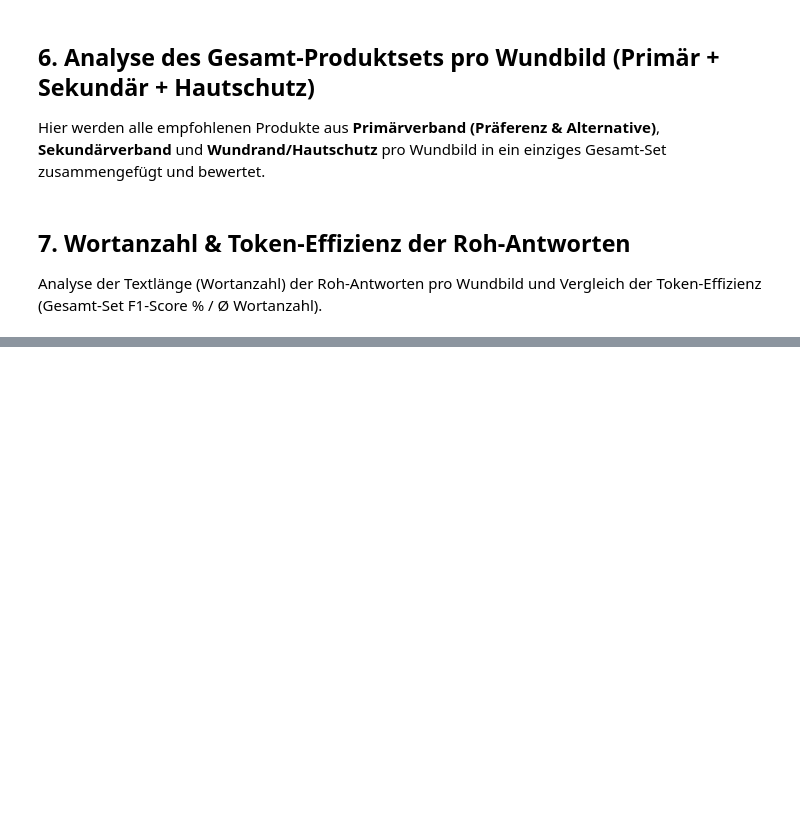
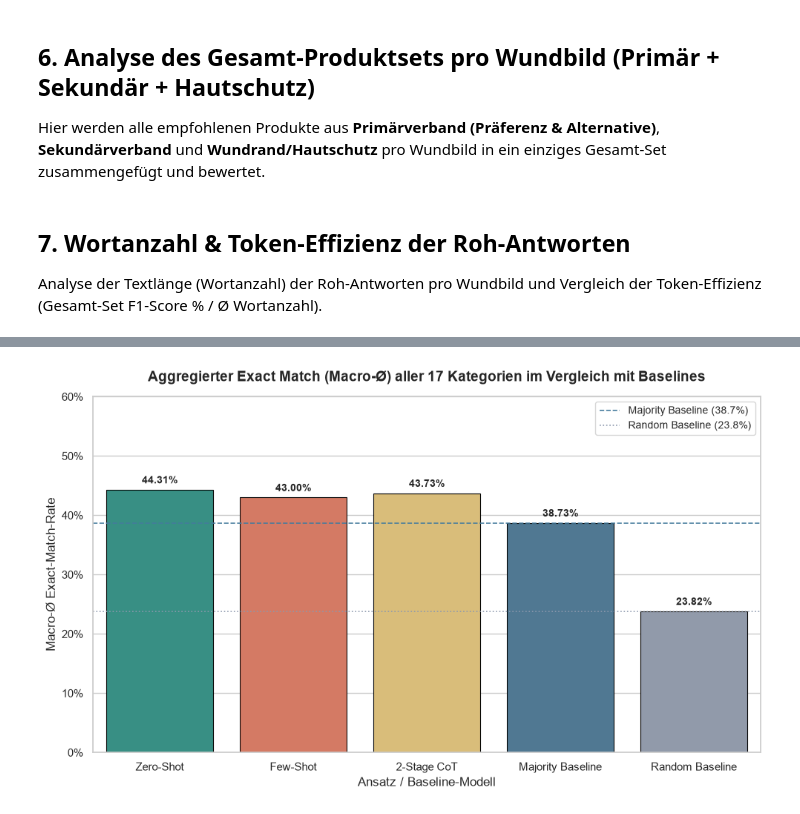
Before and after one commit to code-mert/masterarbeitmodell, a Jupyter notebook: notebooks/analyse_3prompts.ipynb, the cells around one changed output, grey strips where cells are left out. Drawn from its saved outputs; the diff is of its cells as text; code cells hidden in the pictures; blank space fills up the shorter version.

```diff
--- a/notebooks/analyse_3prompts.ipynb
+++ b/notebooks/analyse_3prompts.ipynb
@@ -130,0 +138,10 @@ display_word_count_table(
+# %%
+# Plot 2: Aggregierte Macro-Ø Exact-Match-Rate vs. Baselines
+plot_exact_match_overall_comparison(
+    csv_path=CSV_PATH,
+    json_dir_zs=JSON_DIR_ZERO_SHOT,
+    json_dir_fs=JSON_DIR_FEW_SHOT,
+    json_dir_2s=JSON_DIR_TWO_STAGE
+)
+# %% [output]
+[figure, added]
```
Also changed, not shown: parts of 17 cells of this notebook, 4 other files.
